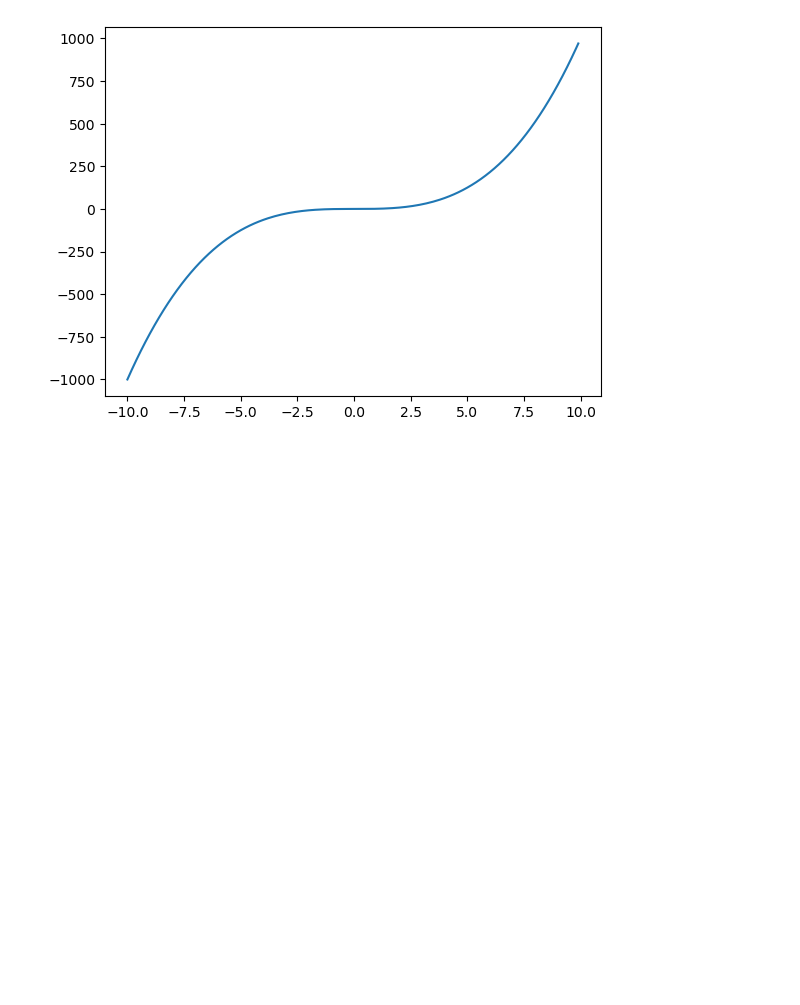
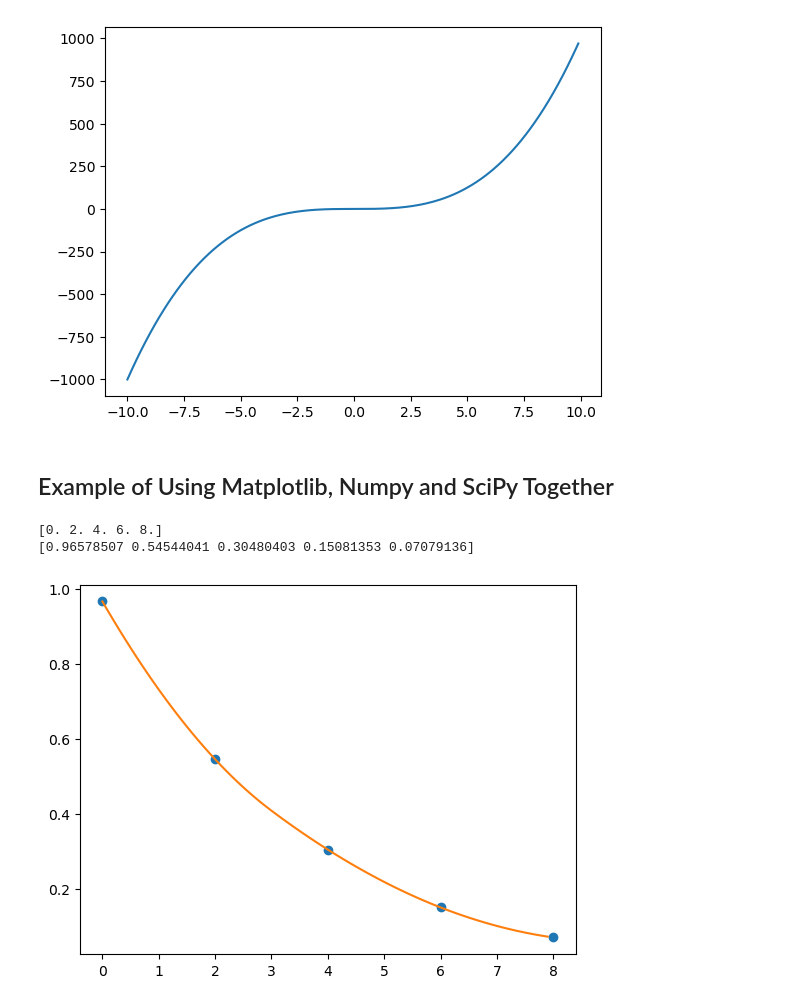
Before and after one commit to wallport17/myJupyterNotebooks, a Jupyter notebook: 003_NumPy-SciPy-Matplotlib-intro.ipynb, the cells around one changed output. Saved outputs shown, nothing was run; the diff lists cells and outputs as text; code cells hidden in the pictures; blank space fills up the shorter version.

Commit message:
Third commit for numpy and scipy and matplotlib 	modified:   003_NumPy-SciPy-Matplotlib-intro.ipynb

```diff
--- a/003_NumPy-SciPy-Matplotlib-intro.ipynb
+++ b/003_NumPy-SciPy-Matplotlib-intro.ipynb
@@ -175,3 +175,5 @@ plt.plot(x, y)
 plt.show()
 # %% [output]
 [figure]
+# %% [markdown]
+## Example of Using Matplotlib, Numpy and SciPy Together
@@ -177,0 +185,18 @@ plt.show()
+# %%
+x = np.arange(0, 10.0, 2.0)
+y = np.exp(-x/3.0) + np.random.randn(len(x)) * 0.05
+
+print(x[:5])
+print(y[:5])
+# %% [output]
+[0. 2. 4. 6. 8.]
+[0.96578507 0.54544041 0.30480403 0.15081353 0.07079136]
+# %%
+f = interpolate.interp1d(x, y, kind = 'quadratic')
+xnew = np.arange(0.0, 8.0, 0.1)
+ynew = f(xnew)
+# %%
+plt.plot(x, y, 'o', xnew, ynew, '-')
+plt.show()
+# %% [output]
+[figure, added]
```
Also changed, not shown: parts of 3 cells of this notebook.
